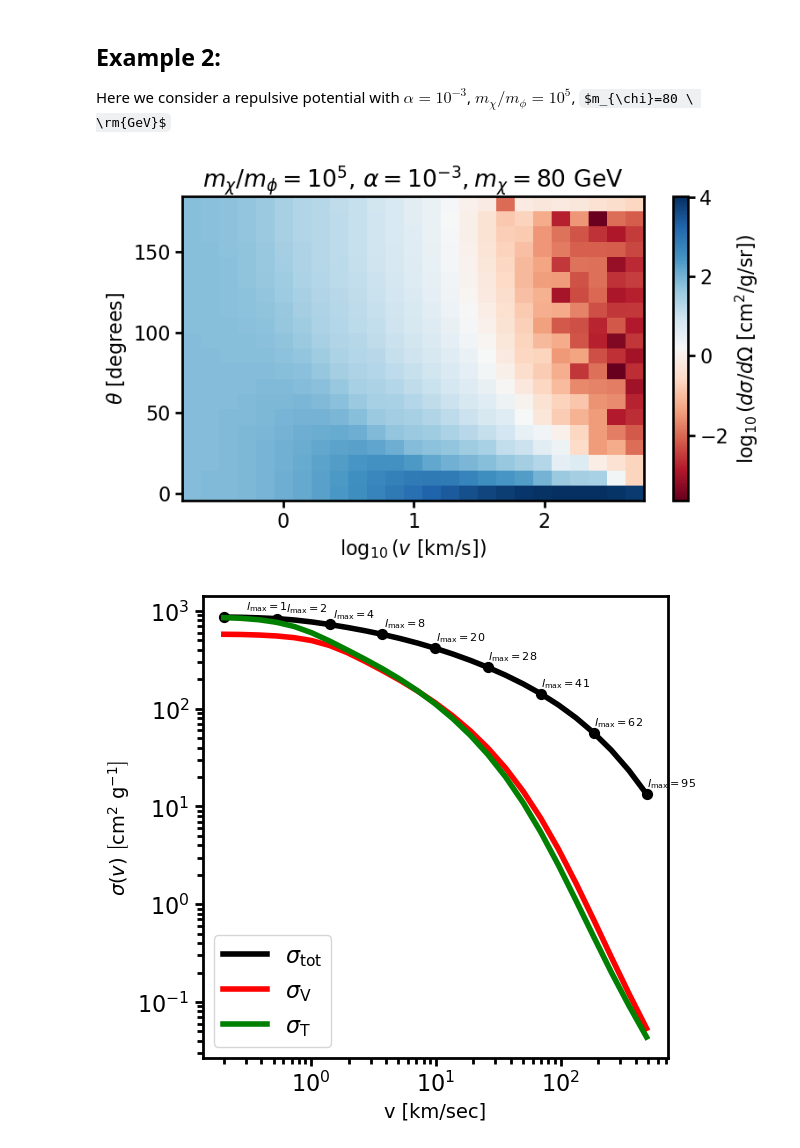
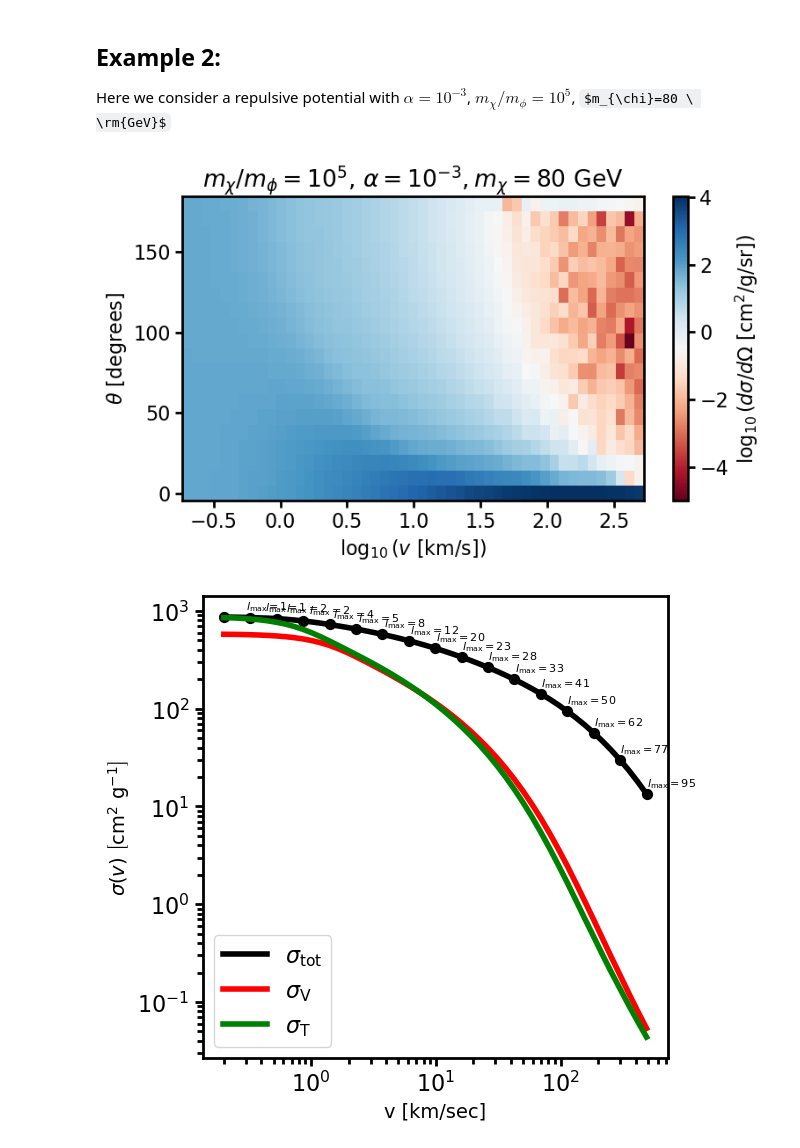
Before and after one commit to dangilman/pykawa, a Jupyter notebook: notebooks/cross_section_comparisons.ipynb, the cells around one changed output. Cells and saved outputs as stored; diff of their text form; code cells hidden in the pictures; some formulas as TeX source.

```diff
--- a/notebooks/cross_section_comparisons.ipynb
+++ b/notebooks/cross_section_comparisons.ipynb
@@ -37,10 +37,11 @@ The maximum partial wave $l_{\rm{max}}$ is determined adaptively at each velocit
 Here we consider an attractive potential with $\alpha = 10^{-2.7}$, $m_{\chi}/m_{\phi}=10^{4.16}$, $m_{\chi}=35 \ \rm{GeV}$
 # %%
 # replace this with the path to the directory where you put the data files
-filename = os.getcwd() + '/mphi416_alpha270_phases.txt' # for attractive potential
+filename = os.getcwd() + '/mphi416_alpha270_phases_highres.txt' # for attractive potential
 phase_shift_data = np.loadtxt(filename)
 log10_v = phase_shift_data[:,0]
 v = 10 ** log10_v
+print(v)
 phase_shifts = phase_shift_data[:,1:]
 theta = np.linspace(0, np.pi, 20)
 m_chi_gev = 35
@@ -132,7 +143,7 @@ Here we plot $\frac{d \sigma}{d \Omega}$ as a function of $\theta$ at a couple o
 theta = np.linspace(0, np.pi, 200)
 
 # pick a few representative velocities
-v_indices = [1, 6, 13, 17, 22]
+v_indices = [0, 10, 20, 31, 40]
 velocities = np.array([v[i] for i in v_indices])
 
 fig, ax = plt.subplots(figsize=(6, 5))
@@ -153,7 +164,7 @@ plt.show()
 
 Here we consider a repulsive potential with $\alpha = 10^{-3}$, $m_{\chi}/m_{\phi}=10^{5}$, $m_{\chi}=80 \ \rm{GeV}$
 # %%
-filename = os.getcwd() + '/mphi50_alpha30_phases.txt' # for repulsive potential
+filename = os.getcwd() + '/mphi50_alpha30_phases_highres.txt' # for repulsive potential
 phase_shift_data = np.loadtxt(filename)
 log10_v = phase_shift_data[:,0]
 v = 10 ** log10_v
@@ -210,32 +221,32 @@ mask = v > 0
 v_sel = v[mask]
 log10_v_sel = log10_v[mask]
 ph_sel = phase_shifts[mask]
 lmax_sel = lmax_array[mask]
 
 cmap = plt.cm.viridis
 colors = cmap(np.linspace(0, 1, len(v_sel)))
 
 for j, (vi, ph, lmax) in enumerate(zip(v_sel, ph_sel, lmax_sel)):
     sigma_cumulative = np.array([
         partial_wave_sum_total(np.array([vi]), ph[:L+1].reshape(1, -1))[0]
         for L in range(lmax+1)
     ])
     frac_change = np.diff(sigma_cumulative) / sigma_cumulative[1:]
     ax.semilogy(np.arange(1, lmax+1), frac_change, color=colors[j])
 
 sm = plt.cm.ScalarMappable(cmap=cmap,
      norm=plt.Normalize(vmin=log10_v_sel.min(), vmax=log10_v_sel.max()))
 sm.set_array([])
 plt.colorbar(sm, ax=ax, label=r'$\log_{10}(v\ [\mathrm{km/s}])$')
 
 ax.axhline(0.01, color='r', ls='--', label='1%')
 ax.axhline(0.001, color='orange', ls='--', label='0.1%')
 ax.legend()
 ax.set_xlabel(r'$l$', fontsize=12)
 ax.set_ylabel(r'$[d\sigma/dl] / \sigma(l)$', fontsize=12)
 ax.set_title(r'Fractional change in $\sigma_\mathrm{total}$ per partial wave', fontsize=12)
 plt.tight_layout()
 plt.show()
 # %% [output]
-[figure, old version]
+[figure, new version]
-[figure, old version]
+[figure, new version]
```
Also changed, not shown: parts of 4 cells of this notebook, 2 other files.
